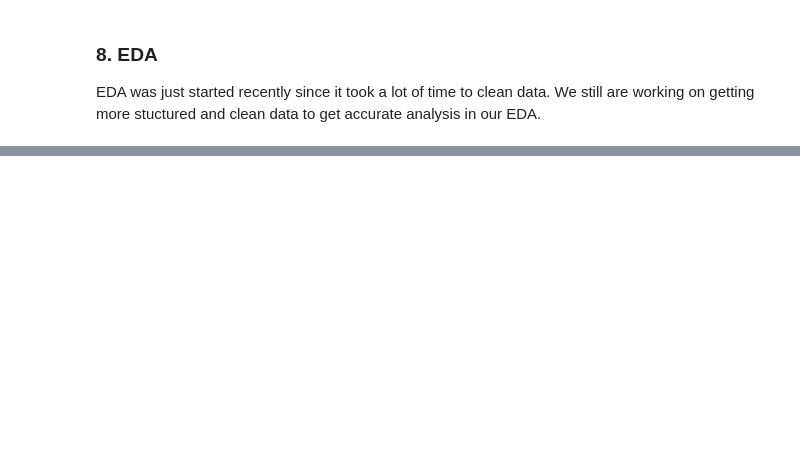
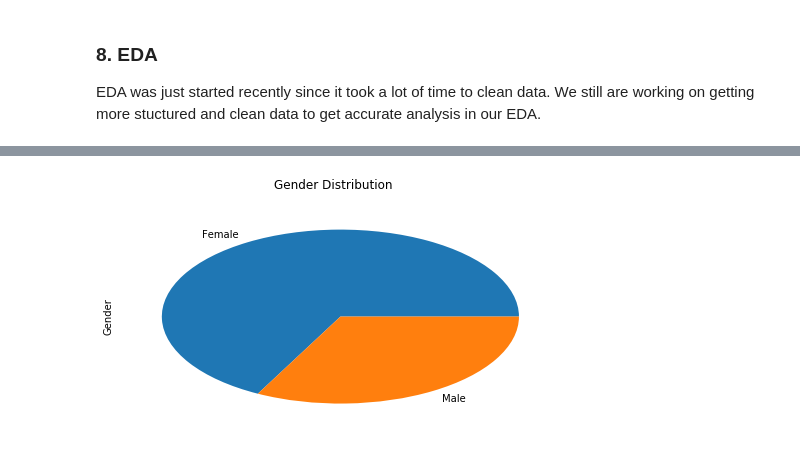
Before and after one commit to pri273/Web-Mining-BIA-660, a Jupyter notebook: Drugs (1).ipynb, the cells around one changed output, grey strips where cells are left out. Cells and saved outputs as stored; diff of their text form; code cells hidden in the pictures; blank space fills up the shorter version.

```diff
--- a/Drugs (1).ipynb
+++ b/Drugs (1).ipynb
@@ -312,0 +524,7 @@ NameError: name 'log' is not defined
+# %%
+ax = df2.Gender.value_counts().plot.pie(subplots = True,figsize = (8,4), title = "Gender Distribution");
+
+#plot = df3.plot.pie(y='mass', figsize=(5, 5))
+#plot = df3.plot.pie(subplots=True, figsize=(6, 3))
+# %% [output]
+[figure, added]
```
Also changed, not shown: parts of 45 cells of this notebook.
